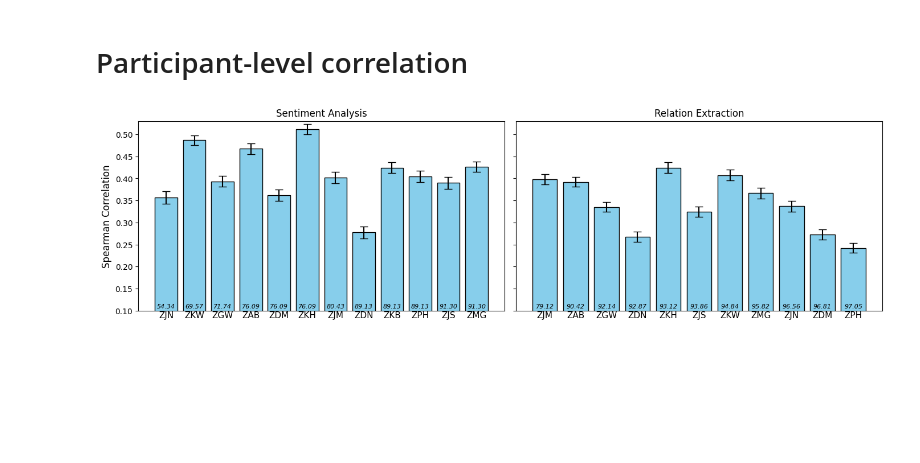
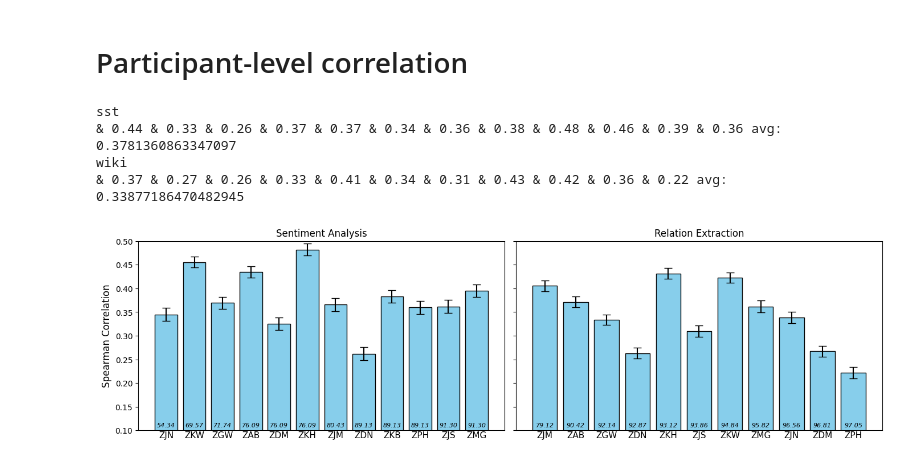
Before and after one commit to guojun-wu/Scan, a Jupyter notebook: view.ipynb, the cells around one changed output. Drawn from its saved outputs; the diff is of its cells as text; code cells hidden in the pictures; blank space fills up the shorter version.

```diff
--- a/view.ipynb
+++ b/view.ipynb
@@ -74,10 +74,15 @@ opt TtestResult(statistic=-4.975236744252222, pvalue=8.298620111793002e-07, df=6
 # %% [markdown]
 # Participant-level correlation
 # %%
+from analysis import *
 task_names = ["sst", "wiki"]
-model_name = "bert"
+model_name = "bert_large"
 for task in task_names:
     subject_analysis(task, model_name)
 draw_subject_barplot(task_names, model_name)
 # %% [output]
+sst
+& 0.44 & 0.33 & 0.26 & 0.37 & 0.37 & 0.34 & 0.36 & 0.38 & 0.48 & 0.46 & 0.39 & 0.36 avg:  0.3781360863347097
+wiki
+& 0.37 & 0.27 & 0.26 & 0.33 & 0.41 & 0.34 & 0.31 & 0.43 & 0.42 & 0.36 & 0.22 avg:  0.33877186470482945
-[figure, old version]
+[figure, new version]
```
Also changed, not shown: 2 other files.
